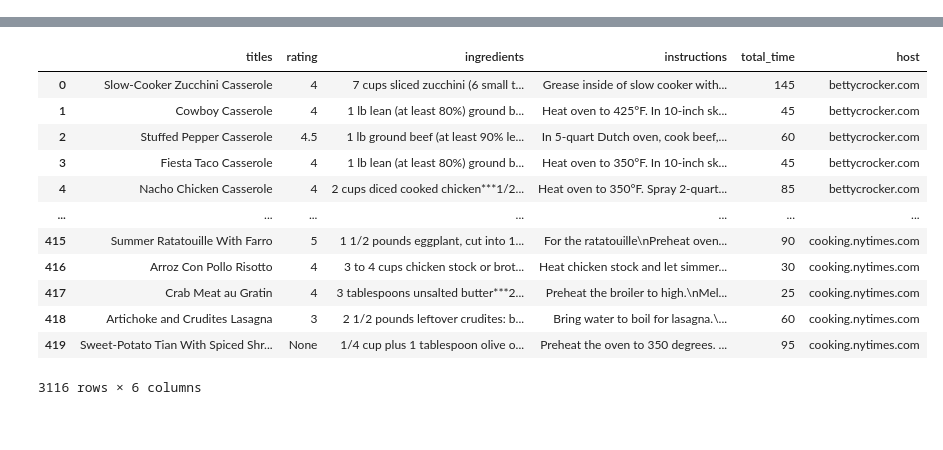
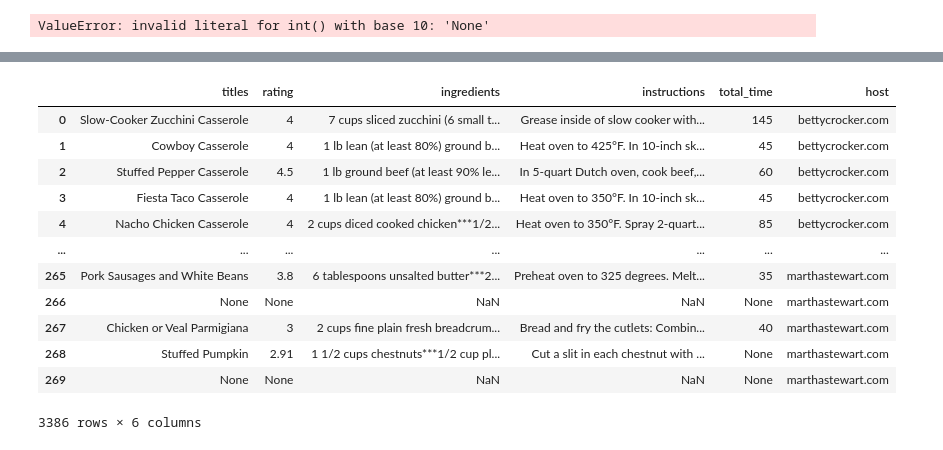
Before and after one commit to worldsbestdad/NSS-capstone-placeholder, a Jupyter notebook: notebooks/Cleanerdata.ipynb, the cells around one changed output, grey strips where cells are left out. Drawn from its saved outputs; the diff is of its cells as text; code cells hidden in the pictures.

Commit message:
Changing formatting of fields and turning a few into booleans

```diff
--- a/notebooks/Cleanerdata.ipynb
+++ b/notebooks/Cleanerdata.ipynb
@@ -14,6 +14,12 @@ pw = pd.read_excel('../data/pioneerwoman.xlsx')
 t = pd.read_excel('../data/tastyco.xlsx')
 lsj = pd.read_excel('../data/littlespicejar.xlsx')
 nyt = pd.read_excel('../data/newyorktimes.xlsx')
+ms = pd.read_excel('../data/marthastewart.xlsx')
+# %%
+t['rating'] = t['rating'].astype('int')/20
+t
+# %% [output]
+ValueError: invalid literal for int() with base 10: 'None'
 # %%
 bc.describe(include='all')
 # %% [output]
@@ -106,28 +112,28 @@ pw.describe(include='all')
 | max | 56.000000 | NaN | NaN | NaN | NaN | NaN | NaN | NaN | NaN | ... |
 # %%
 recipes = pd.DataFrame()
-recipes['titles'] = pd.concat([bc['titles'], ar['titles'], ba['titles'], f['titles'], sl['titles'], pw['titles'], t['titles'], lsj['titles'], nyt['titles']])
-recipes['rating'] = pd.concat([bc['rating'].astype('str'), ar['rating'].astype('str'), ba['rating'].astype('str'), f['rating'].astype('str'), sl['rating'].astype('str'), pw['rating'].astype('str'),t['rating'].astype('str'), lsj['rating'].astype('str'), nyt['rating'].astype('str')])
-recipes['ingredients'] = pd.concat([bc['ingredients'], ar['ingredients'], ba['ingredients'], f['ingredients'], sl['ingredients'], pw['ingredients'], t['ingredients'], lsj['ingredients'], nyt['ingredients']])
-recipes['instructions'] = pd.concat([bc['instructions'], ar['instructions'], ba['instructions'], f['instructions'], sl['instructions'], pw['instructions'], t['instructions'], lsj['instructions'], nyt['instructions']])
-recipes['total_time'] = pd.concat([bc['total_time'], ar['total_time'], ba['total_time'], f['total_time'], sl['total_time'], pw['total_time'], t['total_time'], lsj['total_time'], nyt['total_time']])
-recipes['host'] = pd.concat([bc['host'], ar['host'], ba['host'], f['host'], sl['host'], pw['host'], t['host'], lsj['host'], nyt['host']])
+recipes['titles'] = pd.concat([bc['titles'], ar['titles'], ba['titles'], f['titles'], sl['titles'], pw['titles'], t['titles'], lsj['titles'], nyt['titles'], ms['titles']])
+recipes['rating'] = pd.concat([bc['rating'].astype('str'), ar['rating'].astype('str'), ba['rating'].astype('str'), f['rating'].astype('str'), sl['rating'].astype('str'), pw['rating'].astype('str'),t['rating'].astype('str'), lsj['rating'].astype('str'), nyt['rating'].astype('str'), ms['rating'].astype('str')])
+recipes['ingredients'] = pd.concat([bc['ingredients'], ar['ingredients'], ba['ingredients'], f['ingredients'], sl['ingredients'], pw['ingredients'], t['ingredients'], lsj['ingredients'], nyt['ingredients'], ms['ingredients']])
+recipes['instructions'] = pd.concat([bc['instructions'], ar['instructions'], ba['instructions'], f['instructions'], sl['instructions'], pw['instructions'], t['instructions'], lsj['instructions'], nyt['instructions'], ms['instructions']])
+recipes['total_time'] = pd.concat([bc['total_time'], ar['total_time'], ba['total_time'], f['total_time'], sl['total_time'], pw['total_time'], t['total_time'], lsj['total_time'], nyt['total_time'], ms['total_time']])
+recipes['host'] = pd.concat([bc['host'], ar['host'], ba['host'], f['host'], sl['host'], pw['host'], t['host'], lsj['host'], nyt['host'], ms['host']])
 #recipes['nutrients'] = pd.concat([bc['nutrients'], ar['nutrients'], ba['nutrients'], f['nutrients'], sl['nutrients'], pw['nutrients']])
 recipes
 # %% [output]
 |  | titles | rating | ingredients | instructions | total_time | host |
 | 0 | Slow-Cooker Zucchini Casserole | 4 | 7 cups sliced zucchini (6 small t... | Grease inside of slow cooker with... | 145 | bettycrocker.com |
 | 1 | Cowboy Casserole | 4 | 1 lb lean (at least 80%) ground b... | Heat oven to 425°F. In 10-inch sk... | 45 | bettycrocker.com |
 | 2 | Stuffed Pepper Casserole | 4.5 | 1 lb ground beef (at least 90% le... | In 5-quart Dutch oven, cook beef,... | 60 | bettycrocker.com |
 | 3 | Fiesta Taco Casserole | 4 | 1 lb lean (at least 80%) ground b... | Heat oven to 350°F. In 10-inch sk... | 45 | bettycrocker.com |
 | 4 | Nacho Chicken Casserole | 4 | 2 cups diced cooked chicken***1/2... | Heat oven to 350°F. Spray 2-quart... | 85 | bettycrocker.com |
 | ... | ... | ... | ... | ... | ... | ... |
-| 415 | Summer Ratatouille With Farro | 5 | 1 1/2 pounds eggplant, cut into 1... | For the ratatouille\nPreheat oven... | 90 | cooking.nytimes.com |
-| 416 | Arroz Con Pollo Risotto | 4 | 3 to 4 cups chicken stock or brot... | Heat chicken stock and let simmer... | 30 | cooking.nytimes.com |
-| 417 | Crab Meat au Gratin | 4 | 3 tablespoons unsalted butter***2... | Preheat the broiler to high.\nMel... | 25 | cooking.nytimes.com |
-| 418 | Artichoke and Crudites Lasagna | 3 | 2 1/2 pounds leftover crudites: b... | Bring water to boil for lasagna.\... | 60 | cooking.nytimes.com |
-| 419 | Sweet-Potato Tian With Spiced Shr... | None | 1/4 cup plus 1 tablespoon olive o... | Preheat the oven to 350 degrees. ... | 95 | cooking.nytimes.com |
+| 265 | Pork Sausages and White Beans | 3.8 | 6 tablespoons unsalted butter***2... | Preheat oven to 325 degrees. Melt... | 35 | marthastewart.com |
+| 266 | None | None | NaN | NaN | None | marthastewart.com |
+| 267 | Chicken or Veal Parmigiana | 3 | 2 cups fine plain fresh breadcrum... | Bread and fry the cutlets: Combin... | 40 | marthastewart.com |
+| 268 | Stuffed Pumpkin | 2.91 | 1 1/2 cups chestnuts***1/2 cup pl... | Cut a slit in each chestnut with ... | None | marthastewart.com |
+| 269 | None | None | NaN | NaN | None | marthastewart.com |
-3116 rows × 6 columns
+3386 rows × 6 columns
 # %%
 #The following look for meat or type of meat within the recipes
 recipes['tuna'] = recipes['ingredients'].str.count(r'tuna|Tuna')
```
Also changed, not shown: parts of 3 cells of this notebook, 3 other files.
